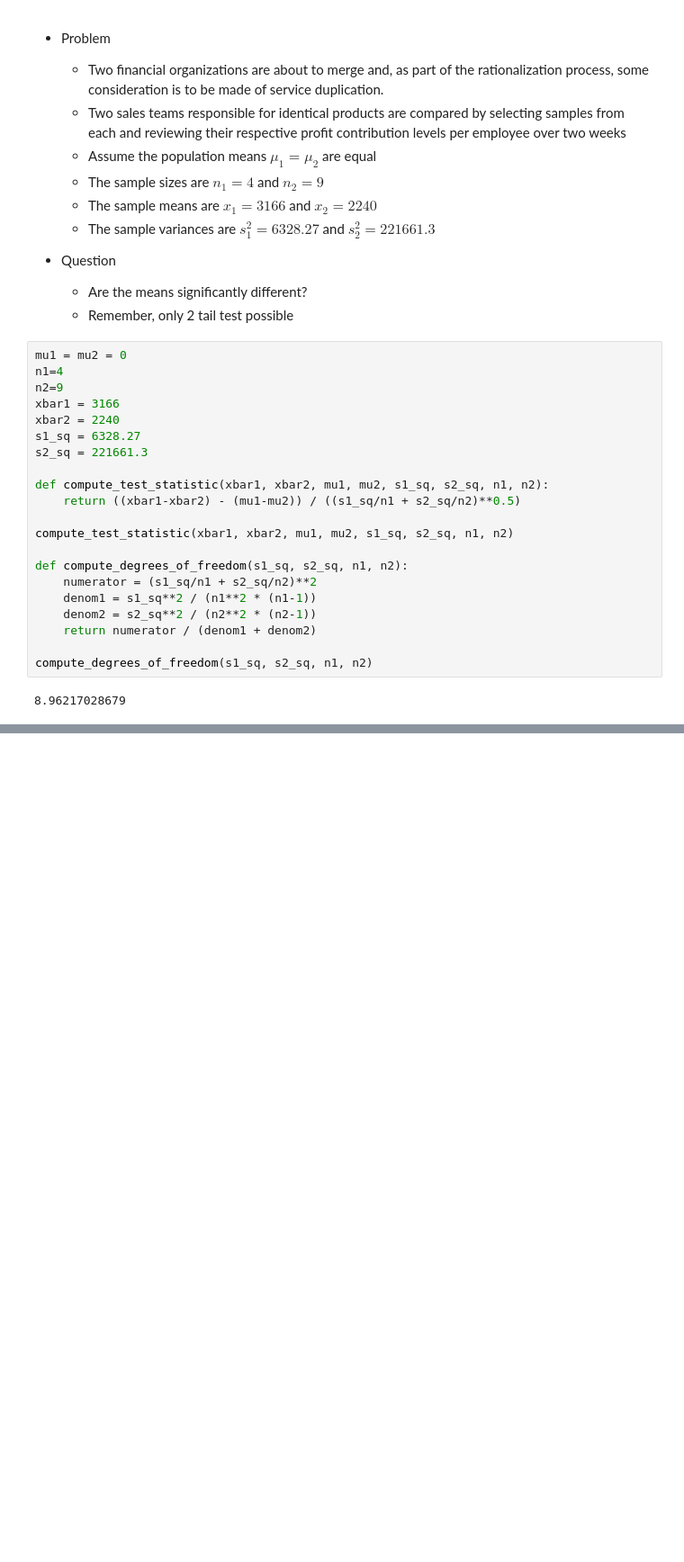
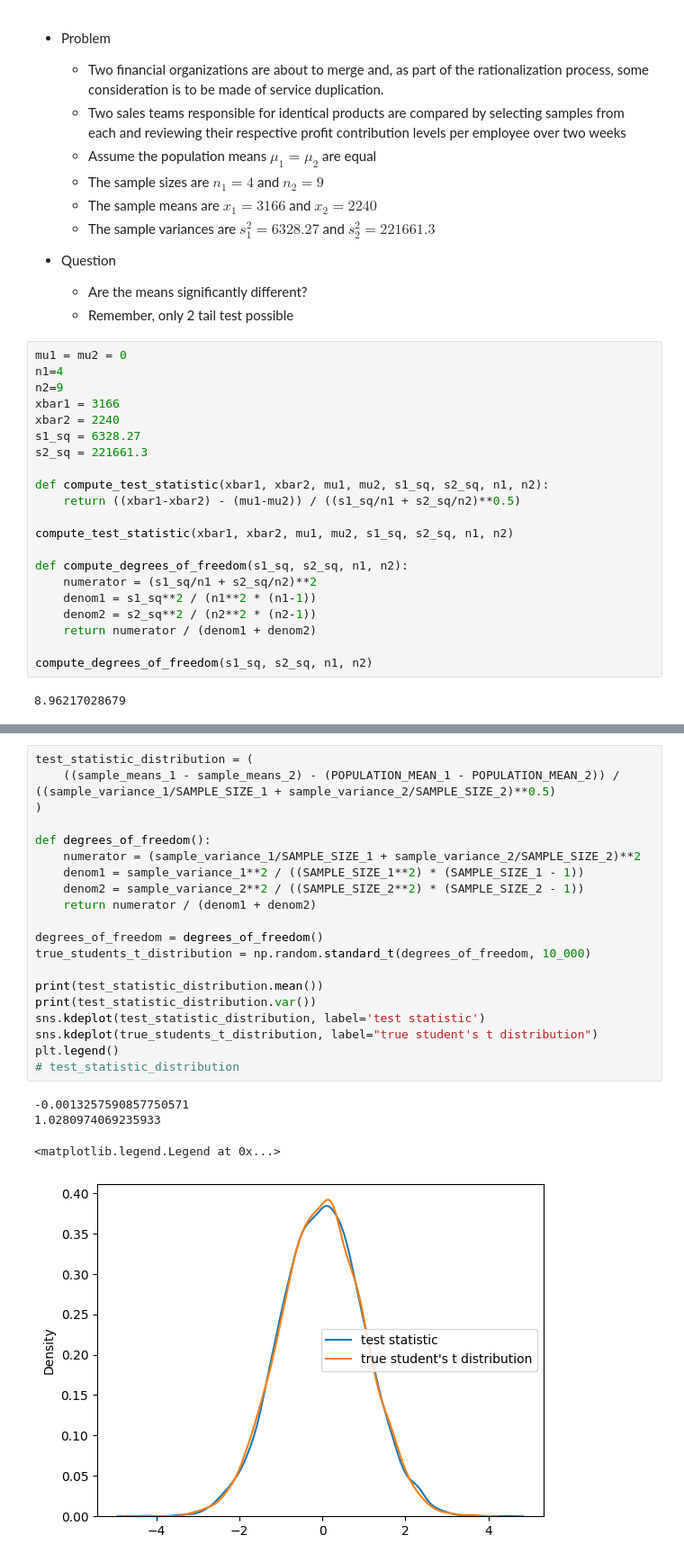
Before and after one commit to yjtek/math, a Jupyter notebook: Textbooks/100 Statistical Tests - Gopal Kanji/9. t-test for two population means with unknown unequal variances.ipynb, the cells around one changed output, grey strips where cells are left out. Shown: that part at 90% size. Saved outputs shown, nothing was run; the diff lists cells and outputs as text; blank space fills up the shorter version.

```diff
--- a/Textbooks/100 Statistical Tests - Gopal Kanji/9. t-test for two population means with unknown unequal variances.ipynb
+++ b/Textbooks/100 Statistical Tests - Gopal Kanji/9. t-test for two population means with unknown unequal variances.ipynb
@@ -75,0 +106,25 @@ compute_degrees_of_freedom(s1_sq, s2_sq, n1, n2)
+# %%
+test_statistic_distribution = (
+    ((sample_means_1 - sample_means_2) - (POPULATION_MEAN_1 - POPULATION_MEAN_2)) / ((sample_variance_1/SAMPLE_SIZE_1 + sample_variance_2/SAMPLE_SIZE_2)**0.5)
+)
+
+def degrees_of_freedom():
+    numerator = (sample_variance_1/SAMPLE_SIZE_1 + sample_variance_2/SAMPLE_SIZE_2)**2
+    denom1 = sample_variance_1**2 / ((SAMPLE_SIZE_1**2) * (SAMPLE_SIZE_1 - 1))
+    denom2 = sample_variance_2**2 / ((SAMPLE_SIZE_2**2) * (SAMPLE_SIZE_2 - 1))
+    return numerator / (denom1 + denom2)
+
+degrees_of_freedom = degrees_of_freedom()
+true_students_t_distribution = np.random.standard_t(degrees_of_freedom, 10_000)
+
+print(test_statistic_distribution.mean())
+print(test_statistic_distribution.var())
+sns.kdeplot(test_statistic_distribution, label='test statistic')
+sns.kdeplot(true_students_t_distribution, label="true student's t distribution")
+plt.legend()
+# test_statistic_distribution
+# %% [output]
+-0.0013257590857750571
+1.0280974069235933
+<matplotlib.legend.Legend at 0x...>
+[figure, added]
```
Also changed, not shown: parts of 2 cells of this notebook, 11 other files.
